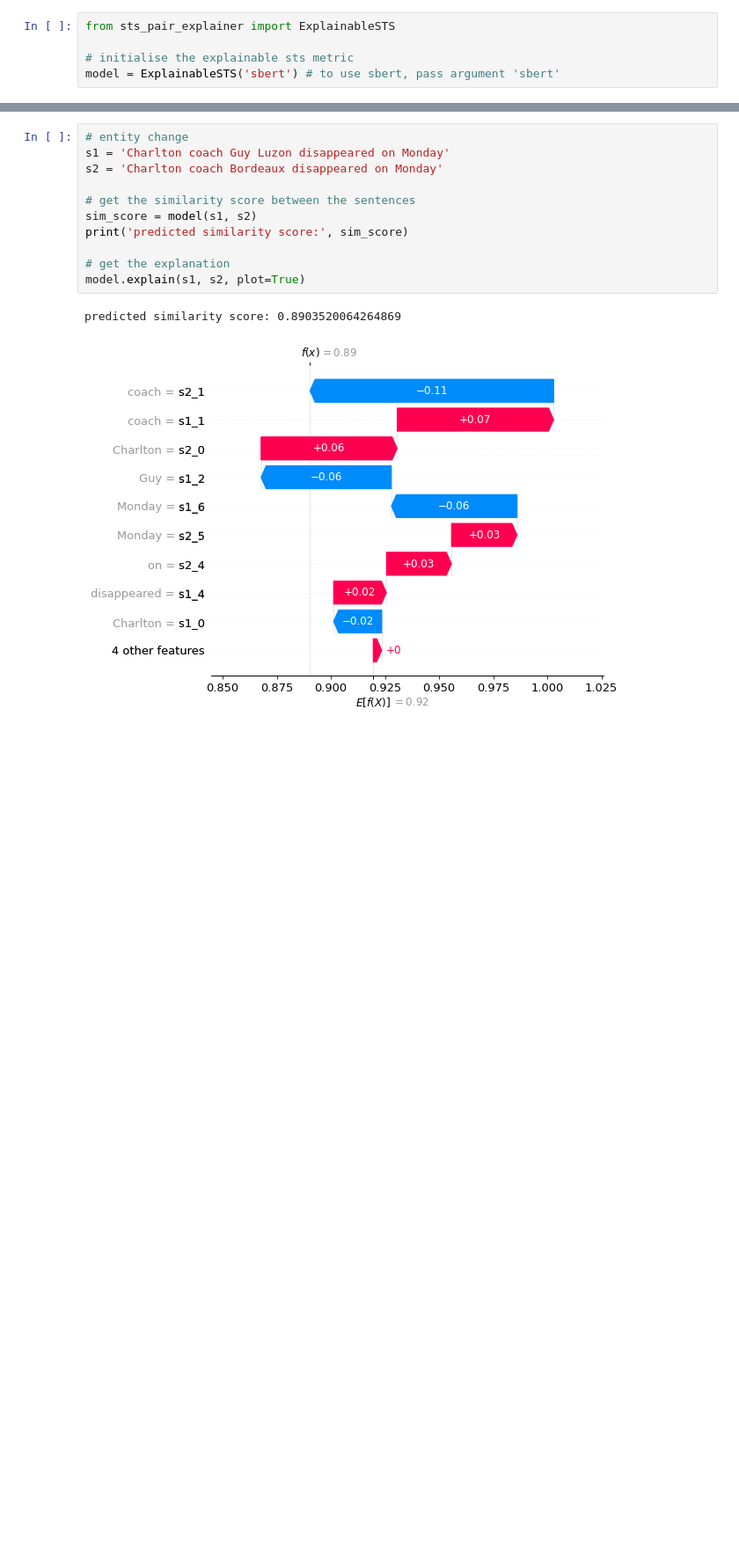
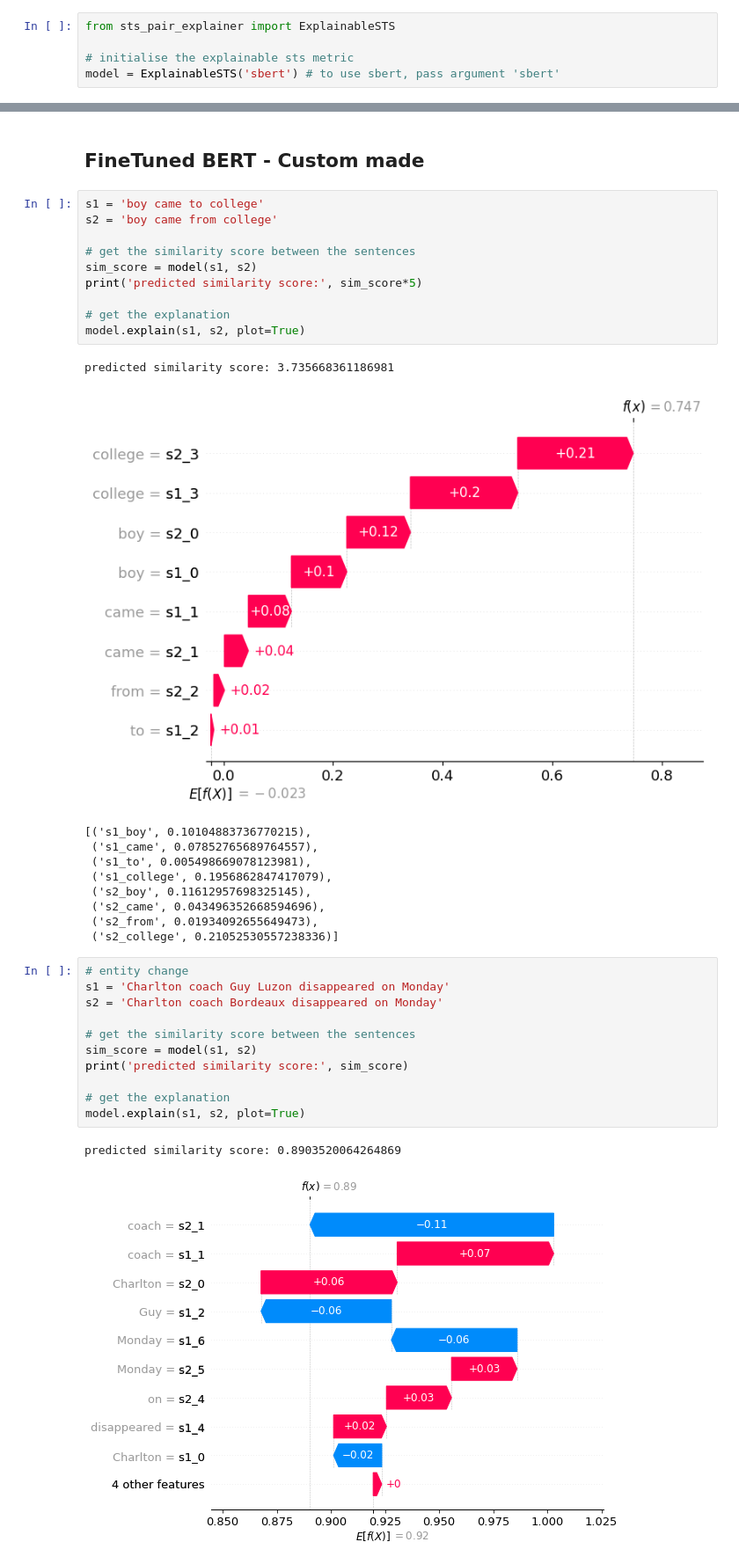
Before and after one commit to tanalpha-aditya/Advanced_Semantic_similarity, a Jupyter notebook: sts_explainability.ipynb, the cells around one changed output, grey strips where cells are left out. Shown at 88% size. Cells and saved outputs as stored; diff of their text form; blank space fills up the shorter version.

```diff
--- a/sts_explainability.ipynb
+++ b/sts_explainability.ipynb
@@ -25,3 +29,26 @@ predicted similarity score: 0.6222336292266846
+# %% [markdown]
+## FineTuned BERT - Custom made
+# %%
+s1 = 'boy came to college'
+s2 = 'boy came from college'
+
+# get the similarity score between the sentences
+sim_score = model(s1, s2)
+print('predicted similarity score:', sim_score*5)
+
+# get the explanation
+model.explain(s1, s2, plot=True)
+# %% [output]
+predicted similarity score: 3.735668361186981
+[figure, added]
+[('s1_boy', 0.10104883736770215),
+ ('s1_came', 0.07852765689764557),
+ ('s1_to', 0.005498669078123981),
+ ('s1_college', 0.1956862847417079),
+ ('s2_boy', 0.11612957698325145),
+ ('s2_came', 0.043496352668594696),
+ ('s2_from', 0.01934092655649473),
+ ('s2_college', 0.21052530557238336)]
 # %%
 # entity change
 s1 = 'Charlton coach Guy Luzon disappeared on Monday'
```
Also changed, not shown: parts of 2 cells of this notebook, 10 other files.
